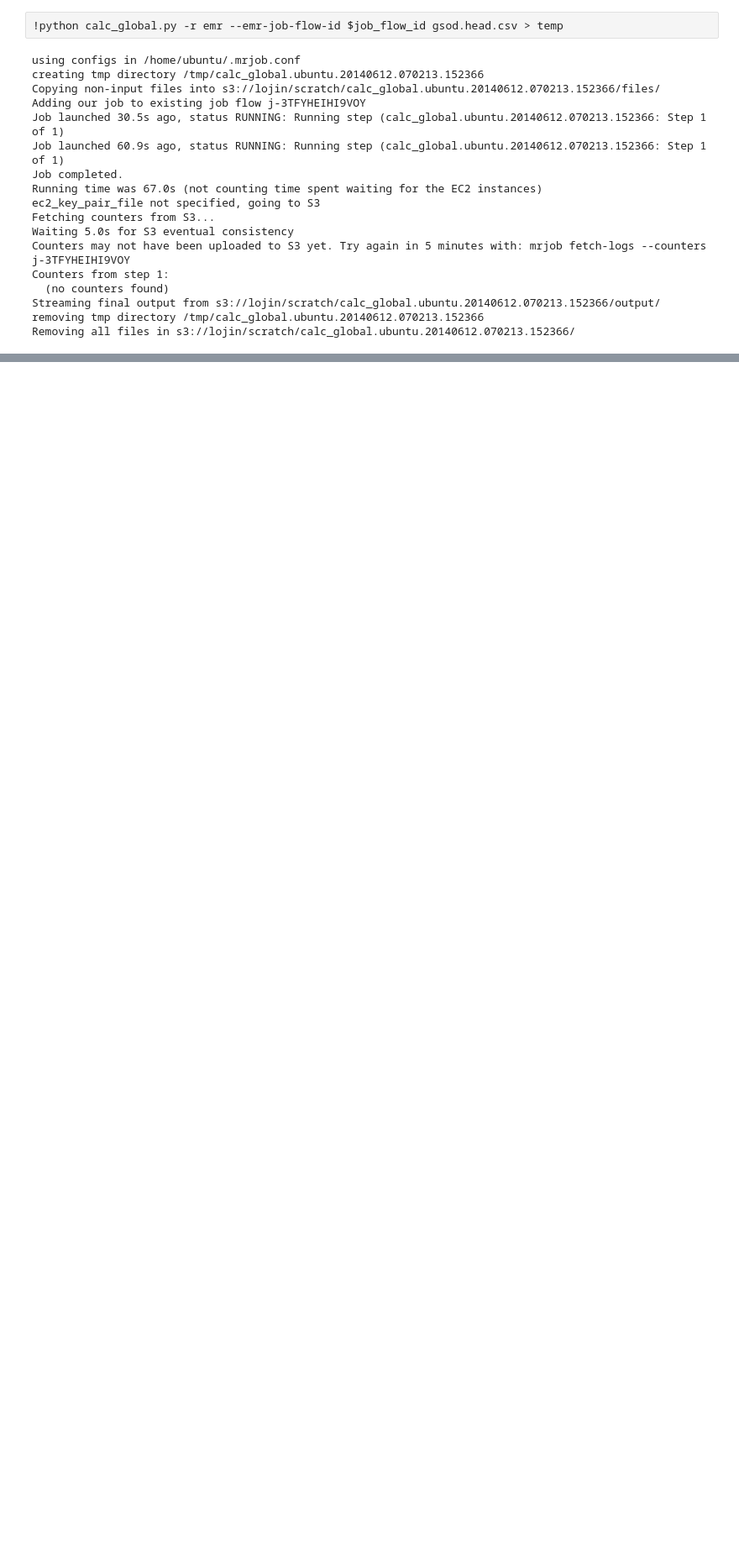
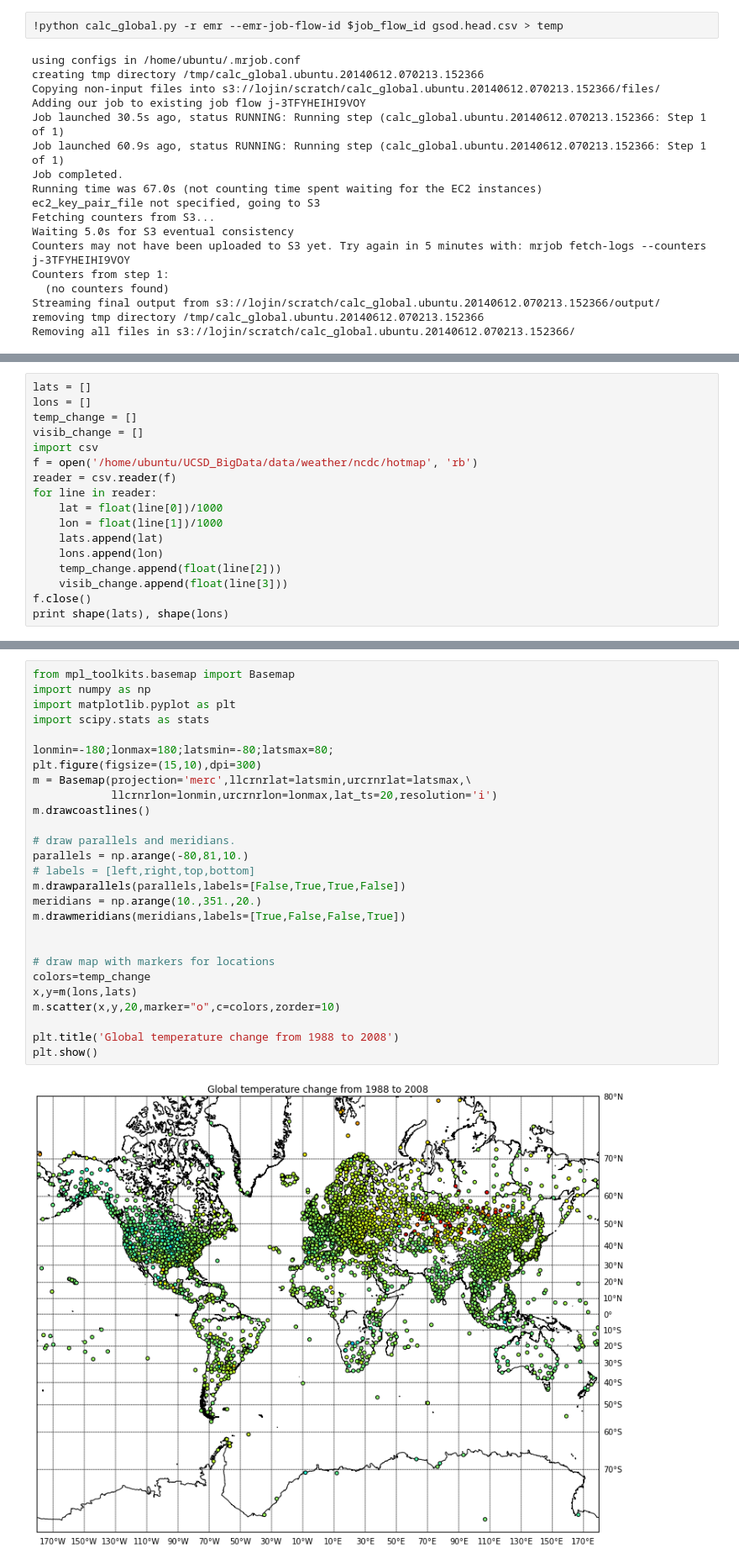
Before and after one commit to stream101/bigdata_final, a Jupyter notebook: 02_Global_Trend.ipynb, the cells around one changed output, grey strips where cells are left out. Shown: that part at 84% size. Saved outputs shown, nothing was run; the diff lists cells and outputs as text; blank space fills up the shorter version.

Commit message:
modify Global_Trend

```diff
--- a/02_Global_Trend.ipynb
+++ b/02_Global_Trend.ipynb
@@ -320,0 +449,17 @@ Removing all files in s3://lojin/scratch/calc_global.ubuntu.20140612.070213.1523
+# %%
+lats = []
+lons = []
+temp_change = []
+visib_change = []
+import csv
+f = open('/home/ubuntu/UCSD_BigData/data/weather/ncdc/hotmap', 'rb')
+reader = csv.reader(f)
+for line in reader:
+    lat = float(line[0])/1000
+    lon = float(line[1])/1000
+    lats.append(lat)
+    lons.append(lon)
+    temp_change.append(float(line[2]))
+    visib_change.append(float(line[3]))
+f.close()
+print shape(lats), shape(lons)
@@ -320,0 +468,29 @@ Removing all files in s3://lojin/scratch/calc_global.ubuntu.20140612.070213.1523
+# %%
+from mpl_toolkits.basemap import Basemap
+import numpy as np
+import matplotlib.pyplot as plt
+import scipy.stats as stats
+
+lonmin=-180;lonmax=180;latsmin=-80;latsmax=80;
+plt.figure(figsize=(15,10),dpi=300)
+m = Basemap(projection='merc',llcrnrlat=latsmin,urcrnrlat=latsmax,\
+            llcrnrlon=lonmin,urcrnrlon=lonmax,lat_ts=20,resolution='i')
+m.drawcoastlines()
+
+# draw parallels and meridians.
+parallels = np.arange(-80,81,10.)
+# labels = [left,right,top,bottom]
+m.drawparallels(parallels,labels=[False,True,True,False])
+meridians = np.arange(10.,351.,20.)
+m.drawmeridians(meridians,labels=[True,False,False,True])
+
+
+# draw map with markers for locations
+colors=temp_change
+x,y=m(lons,lats)
+m.scatter(x,y,20,marker="o",c=colors,zorder=10)
+
+plt.title('Global temperature change from 1988 to 2008')
+plt.show()
+# %% [output]
+[figure, added]
```
Also changed, not shown: parts of 4 cells of this notebook.
